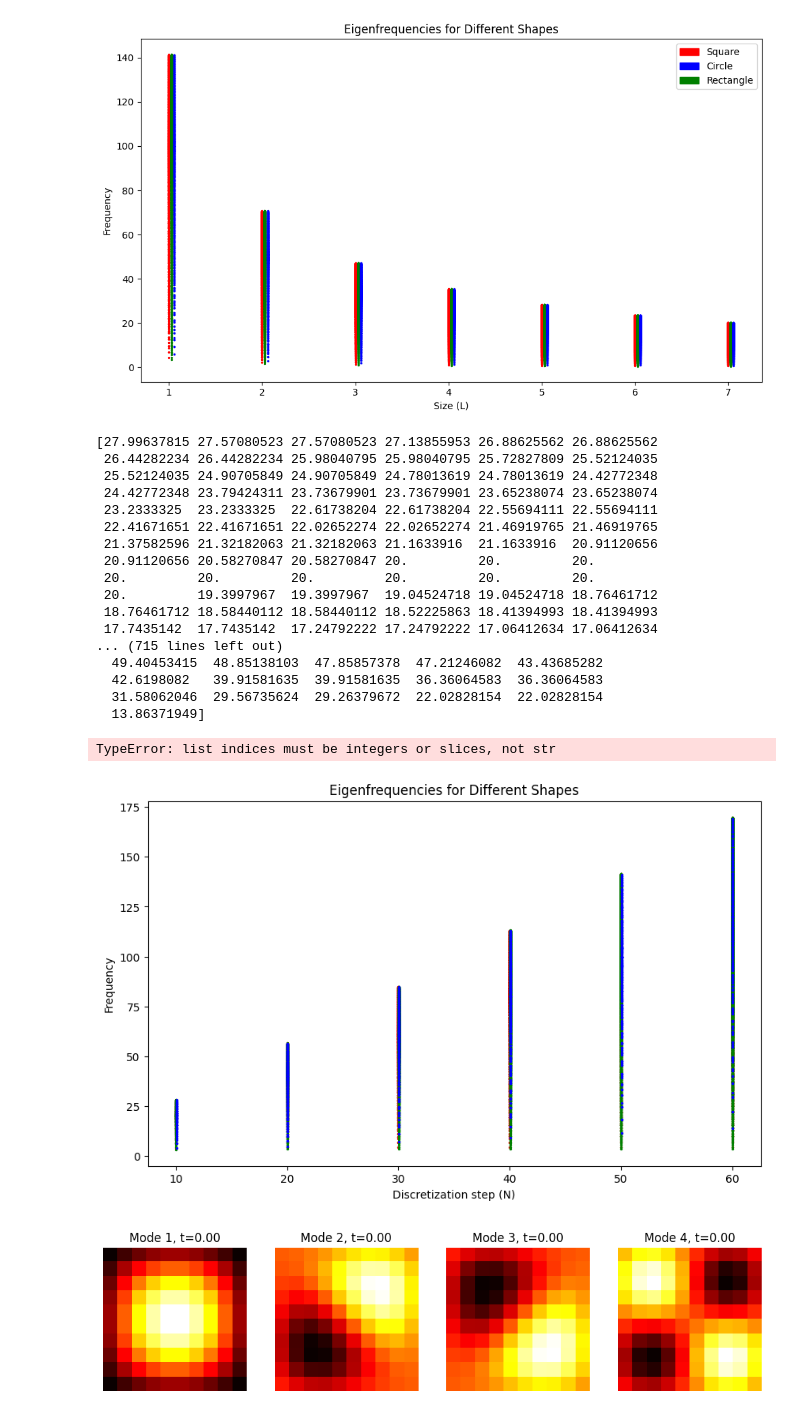
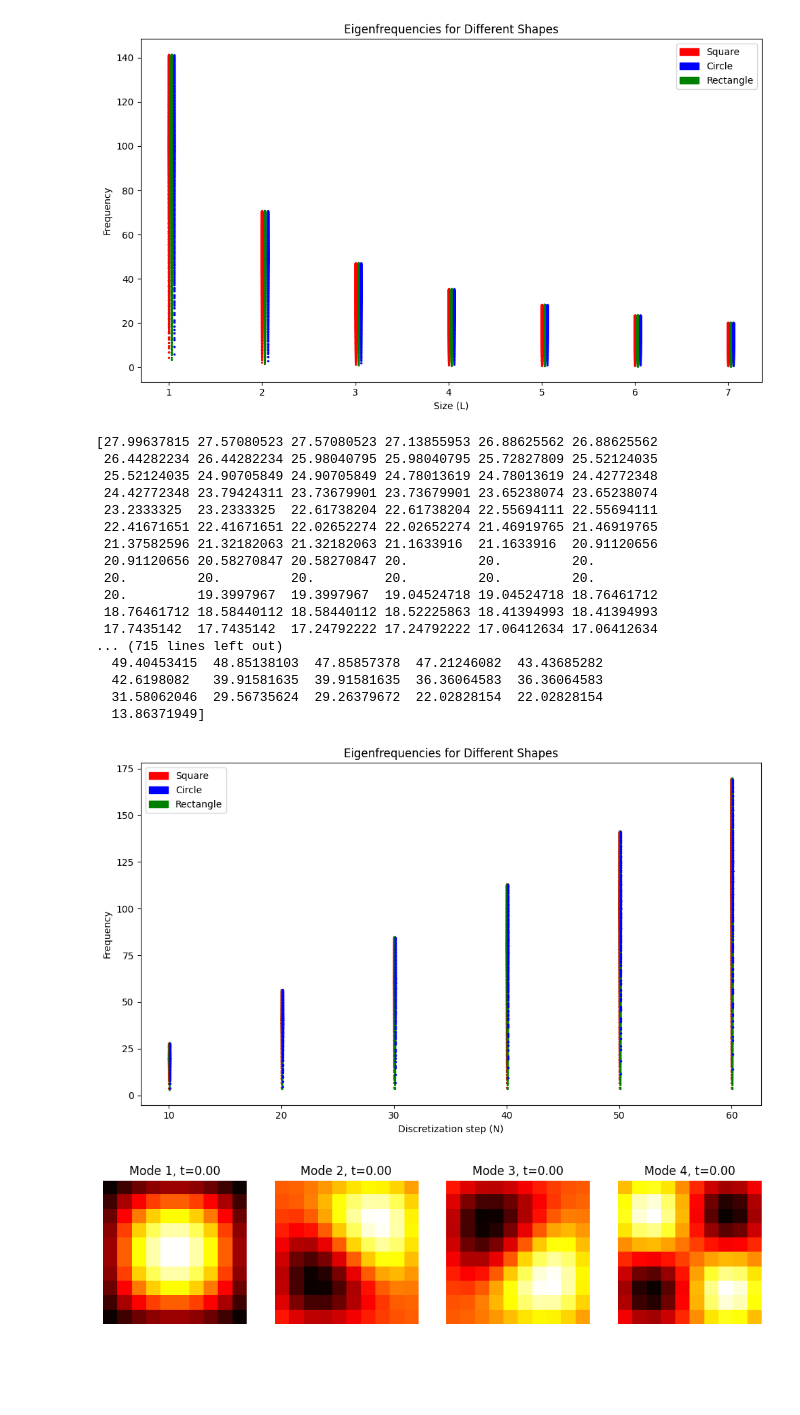
Before and after one commit to koenweverink/ScientificComputing, a Jupyter notebook: Set3_Sacha.ipynb, the cells around one changed output. Saved outputs shown, nothing was run; the diff lists cells and outputs as text; code cells hidden in the pictures; blank space fills up the shorter version.

Commit message:
plot plots

```diff
--- a/Set3_Sacha.ipynb
+++ b/Set3_Sacha.ipynb
@@ -361,0 +363,12 @@ KeyboardInterrupt:
+# %%
+fig, axes = plt.subplots(1, 3, figsize=(18, 6), sharey=True)
+for ax, shape in zip(axes, shapes):
+    for L, freqs in zip(L_list, results[shape]):
+        ax.plot(freqs, label=f'L={L}')
+    ax.set_title(f'{shape.capitalize()} shape')
+    ax.set_xlabel('Vector length')
+    ax.set_ylabel('Frequency')
+    ax.legend()
+
+plt.tight_layout()
+plt.show()
@@ -456,49 +471,48 @@ for N in N_list:
 fig, ax = plt.subplots(figsize=(10, 6))
 
 # Define colors for different shapes
-colors = ['r', 'g', 'b']
+colors = {'square': 'r', 'rectangle': 'g', 'circle': 'b'}
 
 # Define an offset for each shape's scatter plot
-offset = 0.03
+offset = 1
 
 # Plot scatter points for each shape
 for idx, shape in enumerate(results.keys()):
     for N, freqs in zip(N_list, results[shape]):
-        ax.scatter([N + offset * idx] * len(freqs), freqs, color=colors[idx], s=2, label=shape.capitalize())
+        ax.scatter([N + offset * idx] * len(freqs), freqs, color=colors[shape], s=2, label=shape.capitalize())
 ax.set_title('Eigenfrequencies for Different Shapes')
 ax.set_xlabel('Discretization step (N)')
 ax.set_ylabel('Frequency')
 
 handles, labels = ax.get_legend_handles_labels()
 unique_labels = list(set(labels))
 
 # Create legend with unique labels
 legend_handles = [Patch(color=colors[label.lower()], label=label.capitalize()) for label in unique_labels]
 ax.legend(handles=legend_handles)
 
 
 plt.tight_layout()
 plt.show()
 # %% [output]
 [27.99637815 27.57080523 27.57080523 27.13855953 26.88625562 26.88625562
  26.44282234 26.44282234 25.98040795 25.98040795 25.72827809 25.52124035
  25.52124035 24.90705849 24.90705849 24.78013619 24.78013619 24.42772348
  24.42772348 23.79424311 23.73679901 23.73679901 23.65238074 23.65238074
  23.2333325  23.2333325  22.61738204 22.61738204 22.55694111 22.55694111
  22.41671651 22.41671651 22.02652274 22.02652274 21.46919765 21.46919765
  21.37582596 21.32182063 21.32182063 21.1633916  21.1633916  20.91120656
  20.91120656 20.58270847 20.58270847 20.         20.         20.
  20.         20.         20.         20.         20.         20.
  20.         19.3997967  19.3997967  19.04524718 19.04524718 18.76461712
  18.76461712 18.58440112 18.58440112 18.52225863 18.41394993 18.41394993
  17.7435142  17.7435142  17.24792222 17.24792222 17.06412634 17.06412634
 ... (715 lines left out)
   49.40453415  48.85138103  47.85857378  47.21246082  43.43685282
   42.6198082   39.91581635  39.91581635  36.36064583  36.36064583
   31.58062046  29.56735624  29.26379672  22.02828154  22.02828154
   13.86371949]
-TypeError: list indices must be integers or slices, not str
-[figure, old version]
+[figure, new version]
 # %%
 import numpy as np
 import matplotlib.pyplot as plt
```
Also changed, not shown: parts of 2 cells of this notebook.
